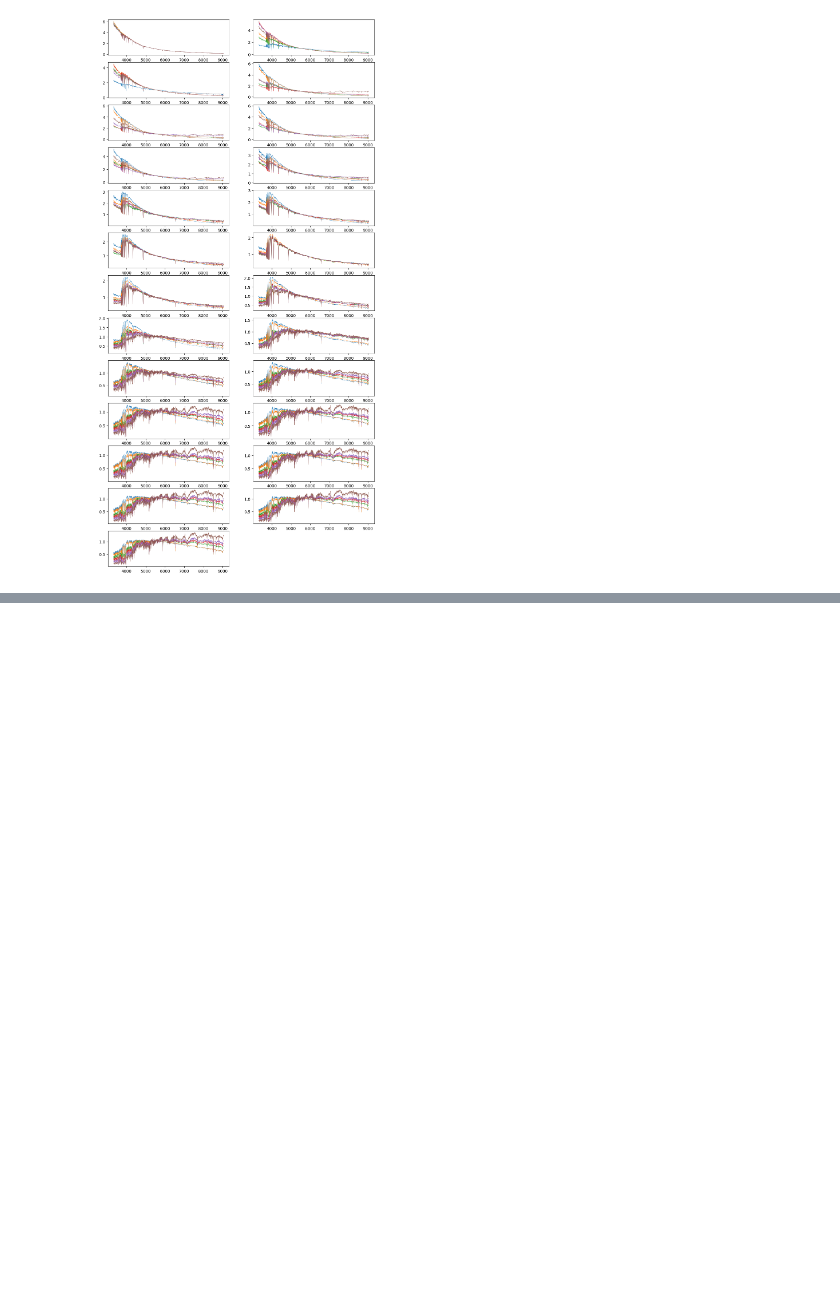
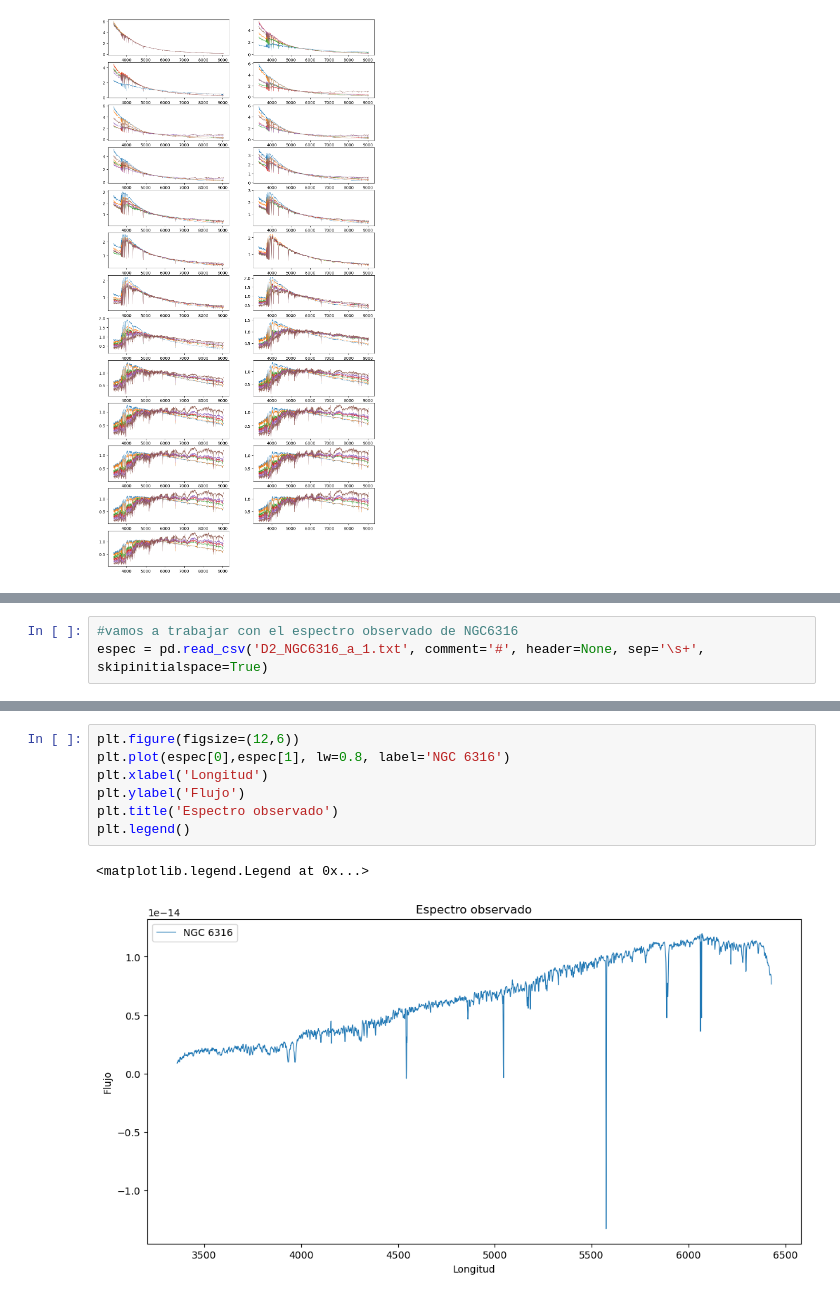
Before and after one commit to ana-garcia1/Materia_Andrea, a Jupyter notebook: Datos_base.ipynb, the cells around one changed output, grey strips where cells are left out. Drawn from its saved outputs; the diff is of its cells as text; blank space fills up the shorter version.

```diff
--- a/Datos_base.ipynb
+++ b/Datos_base.ipynb
@@ -579,0 +583,3 @@ for l in range(25):
+# %%
+#vamos a trabajar con el espectro observado de NGC6316
+espec = pd.read_csv('D2_NGC6316_a_1.txt', comment='#', header=None, sep='\s+', skipinitialspace=True)
@@ -579,0 +602,10 @@ for l in range(25):
+# %%
+plt.figure(figsize=(12,6))
+plt.plot(espec[0],espec[1], lw=0.8, label='NGC 6316')
+plt.xlabel('Longitud')
+plt.ylabel('Flujo')
+plt.title('Espectro observado')
+plt.legend()
+# %% [output]
+<matplotlib.legend.Legend at 0x...>
+[figure, added]
```
Also changed, not shown: parts of 60 cells of this notebook.
